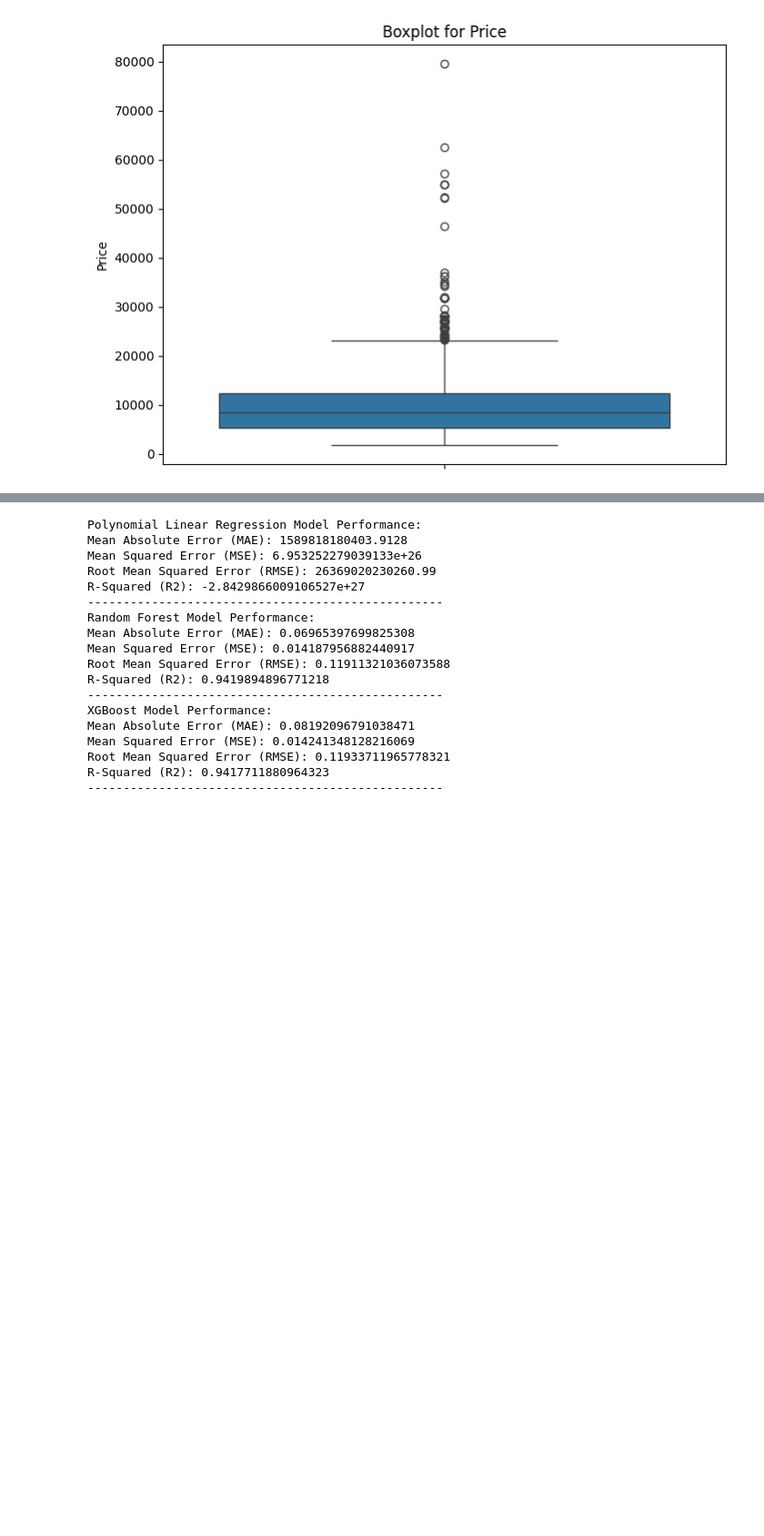
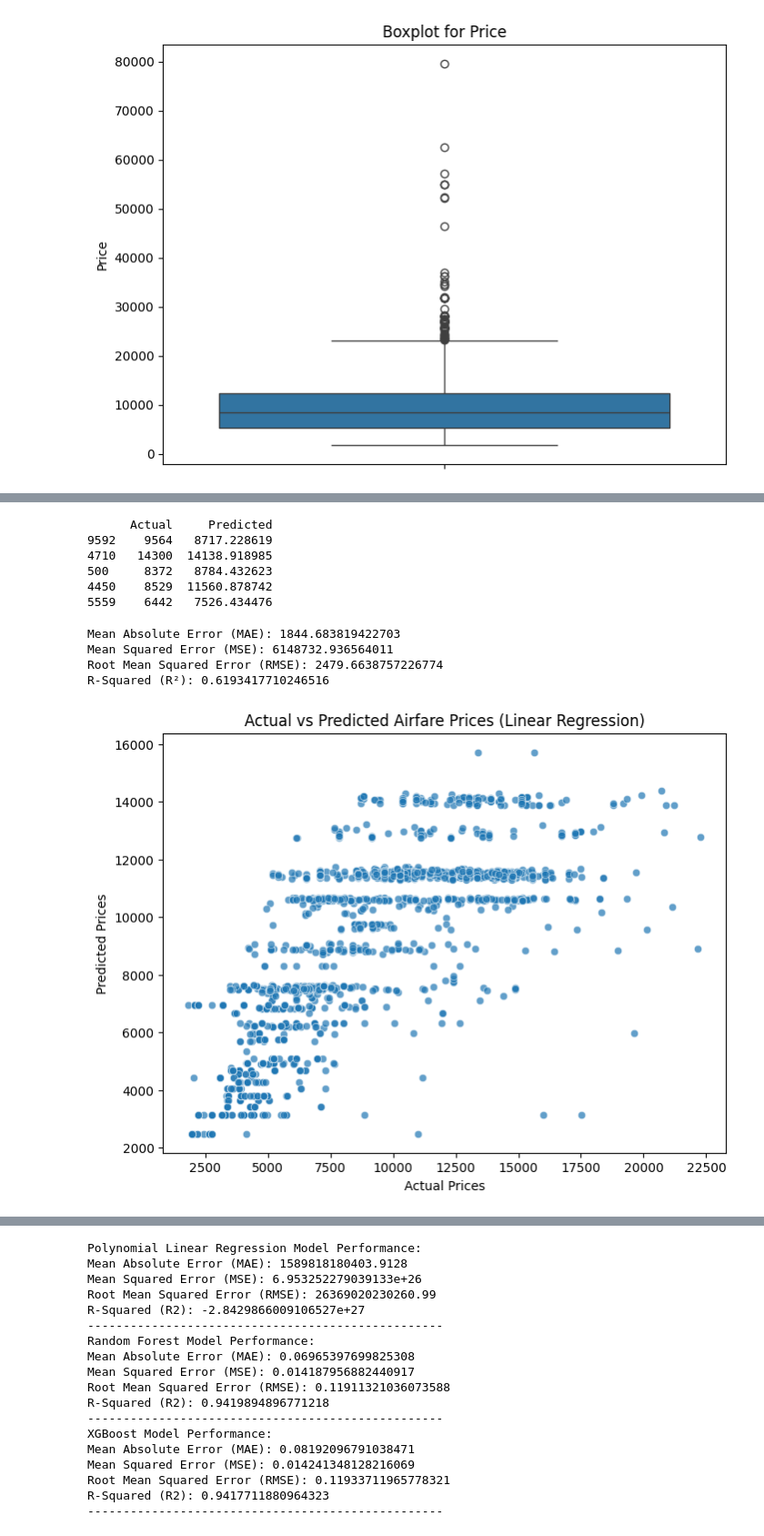
Before and after one commit to JB250101/INFO8665--Airplane, a Jupyter notebook: air.ipynb, the cells around one changed output, grey strips where cells are left out. Shown at 91% size. Drawn from its saved outputs; the diff is of its cells as text; code cells hidden in the pictures; blank space fills up the shorter version.

```diff
--- a/air.ipynb
+++ b/air.ipynb
@@ -366,0 +478,12 @@ R-Squared (R2): 0.45030099997408557
+# %%
+# Fill missing values with zero
+X_train = X_train.fillna(0)
+X_test = X_test.fillna(0)
+
+# Initialize and train the model
+lr_model = LinearRegression()
+lr_model.fit(X_train, y_train)
+
+# Display model coefficients
+print("Model Coefficients:", lr_model.coef_)
+print("Model Intercept:", lr_model.intercept_)
@@ -367,3 +498,43 @@ R-Squared (R2): 0.45030099997408557
+# %%
+# Predict prices using the test set
+y_pred = lr_model.predict(X_test)
+
+# Display first 5 actual vs predicted values
+comparison_df = pd.DataFrame({"Actual": y_test, "Predicted": y_pred})
+print(comparison_df.head())
+# %% [output]
+      Actual     Predicted
+9592    9564   8717.228619
+4710   14300  14138.918985
+500     8372   8784.432623
+4450    8529  11560.878742
+5559    6442   7526.434476
+# %%
+# Calculate evaluation metrics
+mae = mean_absolute_error(y_test, y_pred)
+mse = mean_squared_error(y_test, y_pred)
+rmse = np.sqrt(mse)
+r2 = r2_score(y_test, y_pred)
+
+# Print model performance
+print(f"Mean Absolute Error (MAE): {mae}")
+print(f"Mean Squared Error (MSE): {mse}")
+print(f"Root Mean Squared Error (RMSE): {rmse}")
+print(f"R-Squared (R²): {r2}")
+
+# Plot Actual vs Predicted Prices
+plt.figure(figsize=(8, 6))
+sns.scatterplot(x=y_test, y=y_pred, alpha=0.7)
+plt.xlabel("Actual Prices")
+plt.ylabel("Predicted Prices")
+plt.title("Actual vs Predicted Airfare Prices (Linear Regression)")
+plt.show()
+# %% [output]
+Mean Absolute Error (MAE): 1844.683819422703
+Mean Squared Error (MSE): 6148732.936564011
+Root Mean Squared Error (RMSE): 2479.6638757226774
+R-Squared (R²): 0.6193417710246516
+[figure, added]
 # %%
 ! pip install xgboost
 # %% [output]
```
Also changed, not shown: parts of 19 cells of this notebook.
